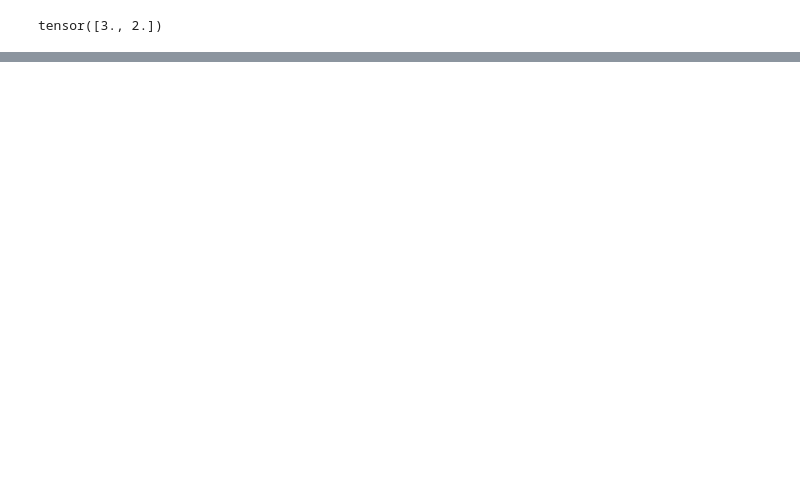
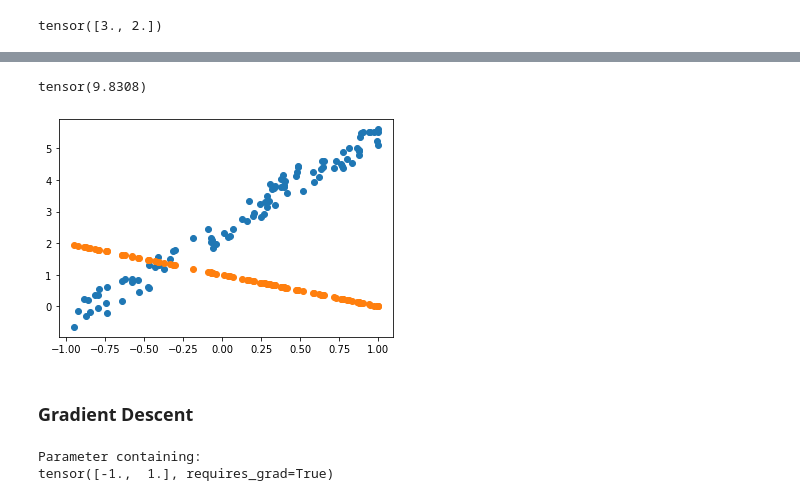
Before and after one commit to kvs1998/Practical-Deep-Learning-for-Coders-v3, a Jupyter notebook: lesson02.ipynb, the cells around one changed output, grey strips where cells are left out. Drawn from its saved outputs; the diff is of its cells as text; code cells hidden in the pictures; blank space fills up the shorter version.

Commit message:
gradient descent

```diff
--- a/lesson02.ipynb
+++ b/lesson02.ipynb
@@ -284,0 +292,20 @@ x[:3,0] - x[:3, 1], (x[:3,0] - x[:3, 1])**2, ( (x[:3,0] - x[:3, 1])**2).mean()
+# %%
+a=tensor(-1.,1)
+# %%
+y_hat = x@a
+# %%
+mse(y_hat, y)
+# %% [output]
+tensor(9.8308)
+# %%
+plt.scatter(x[:,0],y) #blue
+plt.scatter(x[:,0],y_hat); #orange
+# %% [output]
+[figure, added]
+# %% [markdown]
+### Gradient Descent
+# %%
+a = nn.Parameter(a); a
+# %% [output]
+Parameter containing:
+tensor([-1.,  1.], requires_grad=True)
```
Also changed, not shown: parts of 7 cells of this notebook.
